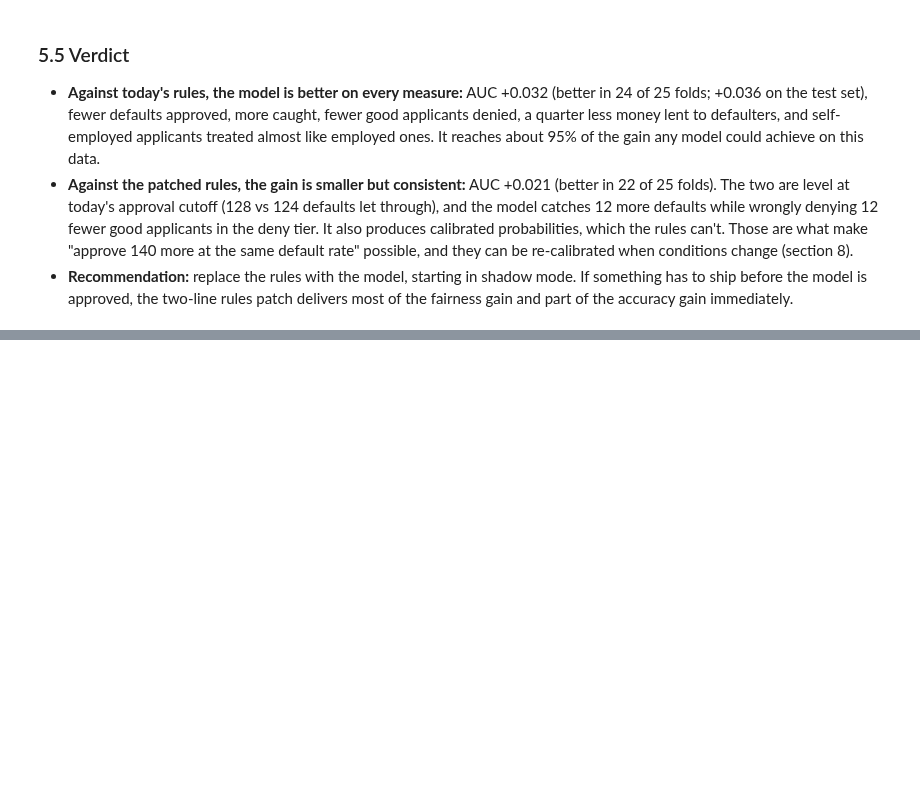
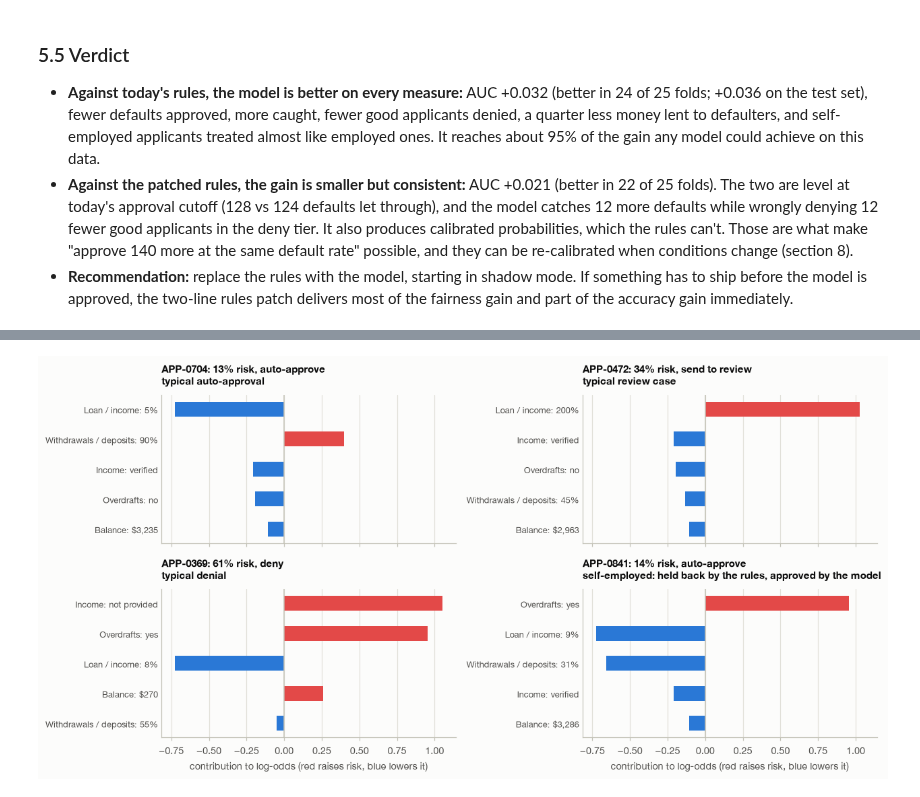
Before and after one commit to smparc/loan-default-model-matthew-park, a Jupyter notebook: analysis.ipynb, the cells around one changed output, grey strips where cells are left out. Saved outputs shown, nothing was run; the diff lists cells and outputs as text; code cells hidden in the pictures; blank space fills up the shorter version.

```diff
--- a/analysis.ipynb
+++ b/analysis.ipynb
@@ -1380,0 +1627,32 @@ around today's volume (within the model's uncertainty band), but fall behind onc
+# %%
+def short_label(column: str, value) -> str:
+    return {
+        "income_verification": lambda v: "Income: " + INCOME_VERIFICATION_LABELS[int(v)],
+        "loan_to_income": lambda v: f"Loan / income: {v:.0%}",
+        "withdrawal_to_deposit": lambda v: f"Withdrawals / deposits: {v:.0%}",
+        "bank_ending_balance": lambda v: f"Balance: ${v:,.0f}",
+        "bank_has_overdrafts": lambda v: "Overdrafts: " + ("yes" if v else "no"),
+    }[column](value)
+
+
+fig, axes = plt.subplots(2, 2, figsize=(11.5, 5.8), sharex=True)
+for ax, (label, applicant_id) in zip(axes.ravel(), examples.items()):
+    position = int(np.flatnonzero(resolved["applicant_id"].to_numpy() == applicant_id)[0])
+    row = core_tree.iloc[[position]]
+    probability, reasons = explainer.explain(row)
+    reasons = reasons.iloc[::-1]
+    ax.barh([short_label(c, row[c].iloc[0]) for c in reasons.index], reasons["contribution"], height=0.5,
+            color=[plots.RAISES_RISK if c > 0 else plots.LOWERS_RISK for c in reasons["contribution"]])
+    ax.axvline(0, color=plots.AXIS, linewidth=1)
+    ax.set_title(f"{applicant_id}: {probability:.0%} risk, {decision_for(probability, approve_below, deny_at)}\n{label}",
+                 fontsize=9.5)
+    ax.grid(axis="x", visible=True)
+    ax.grid(axis="y", visible=False)
+    ax.tick_params(axis="y", length=0, labelsize=8.5)
+for ax in axes[1]:
+    ax.set_xlabel("contribution to log-odds (red raises risk, blue lowers it)")
+fig.tight_layout()
+plots.save(fig, "fig11_applicant_explanations")
+plt.show()
+# %% [output]
+[figure, added]
```
Also changed, not shown: parts of 14 cells of this notebook, 9 other files.
